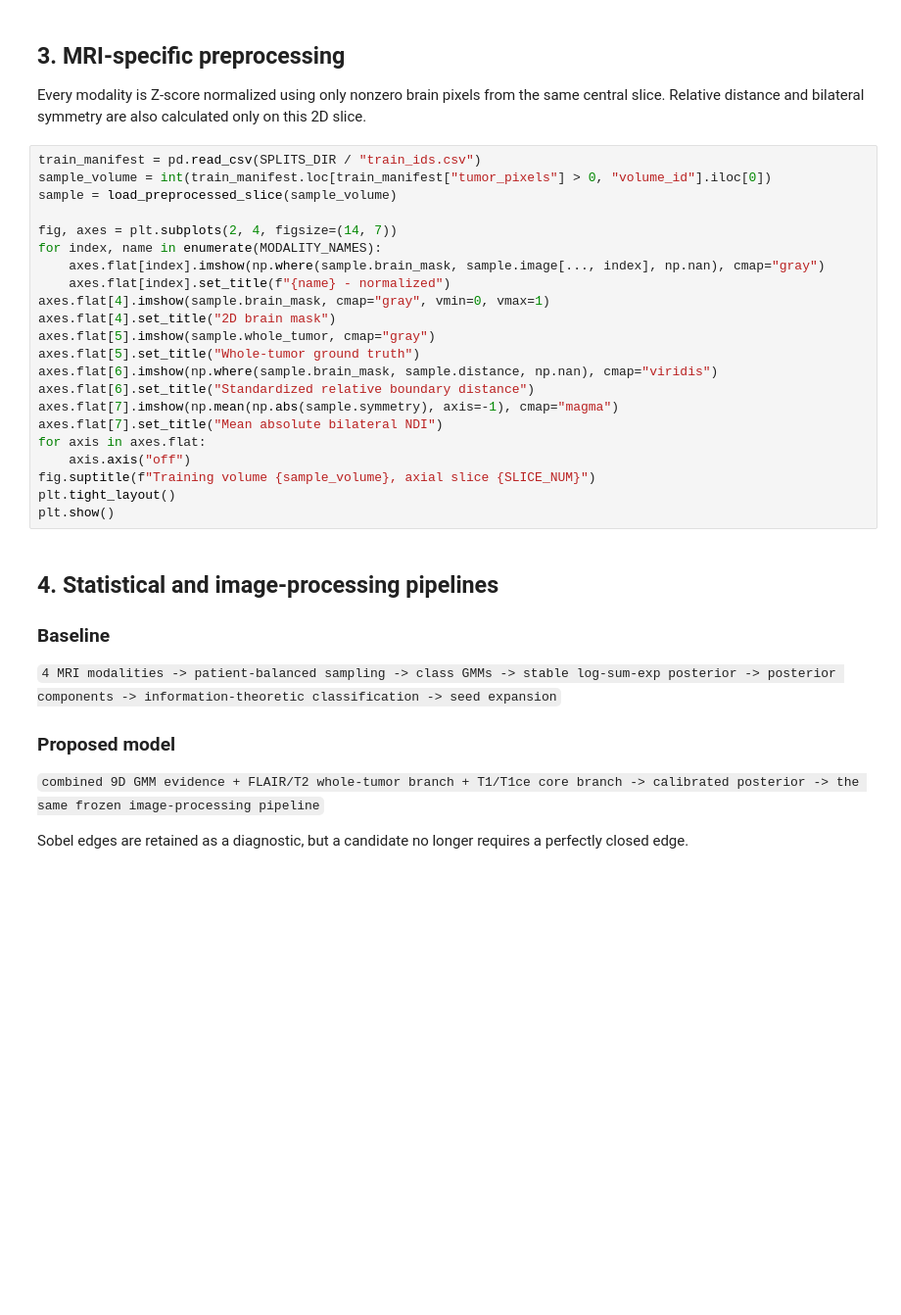
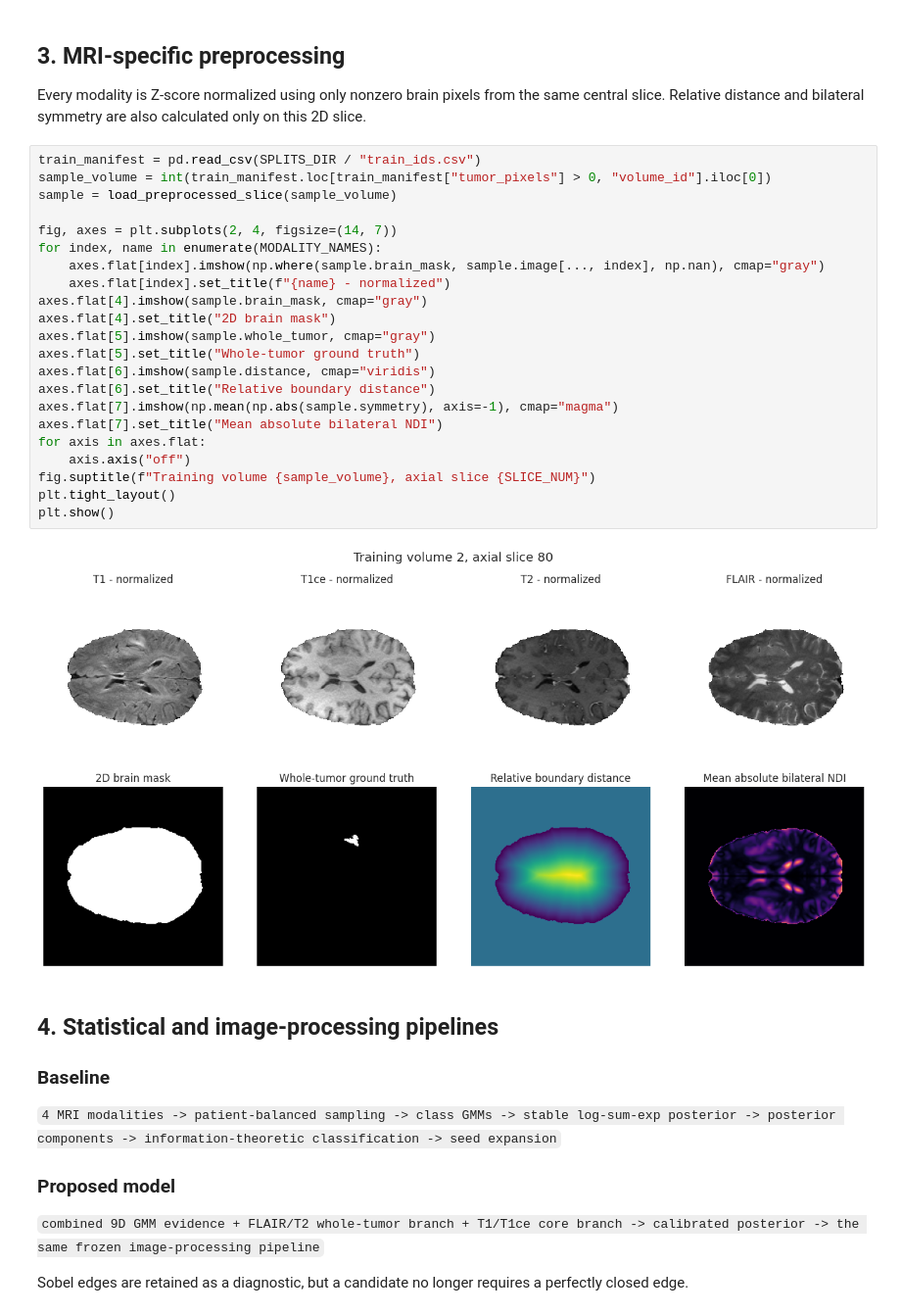
Before and after one commit to yuvalira/Brain_Tumor_Segmentation_test, a Jupyter notebook: main.ipynb, the cells around one changed output. Shown at 98% size. Saved outputs shown, nothing was run; the diff lists cells and outputs as text; blank space fills up the shorter version.

```diff
--- a/main.ipynb
+++ b/main.ipynb
@@ -100,25 +107,27 @@ Every modality is Z-score normalized using only nonzero brain pixels from the sa
 # %%
 train_manifest = pd.read_csv(SPLITS_DIR / "train_ids.csv")
 sample_volume = int(train_manifest.loc[train_manifest["tumor_pixels"] > 0, "volume_id"].iloc[0])
 sample = load_preprocessed_slice(sample_volume)
 
 fig, axes = plt.subplots(2, 4, figsize=(14, 7))
 for index, name in enumerate(MODALITY_NAMES):
     axes.flat[index].imshow(np.where(sample.brain_mask, sample.image[..., index], np.nan), cmap="gray")
     axes.flat[index].set_title(f"{name} - normalized")
-axes.flat[4].imshow(sample.brain_mask, cmap="gray", vmin=0, vmax=1)
+axes.flat[4].imshow(sample.brain_mask, cmap="gray")
 axes.flat[4].set_title("2D brain mask")
 axes.flat[5].imshow(sample.whole_tumor, cmap="gray")
 axes.flat[5].set_title("Whole-tumor ground truth")
-axes.flat[6].imshow(np.where(sample.brain_mask, sample.distance, np.nan), cmap="viridis")
-axes.flat[6].set_title("Standardized relative boundary distance")
+axes.flat[6].imshow(sample.distance, cmap="viridis")
+axes.flat[6].set_title("Relative boundary distance")
 axes.flat[7].imshow(np.mean(np.abs(sample.symmetry), axis=-1), cmap="magma")
 axes.flat[7].set_title("Mean absolute bilateral NDI")
 for axis in axes.flat:
     axis.axis("off")
 fig.suptitle(f"Training volume {sample_volume}, axial slice {SLICE_NUM}")
 plt.tight_layout()
 plt.show()
+# %% [output]
+[figure, added]
 # %% [markdown]
 ## 4. Statistical and image-processing pipelines
 
```
Also changed, not shown: parts of 22 cells of this notebook.
